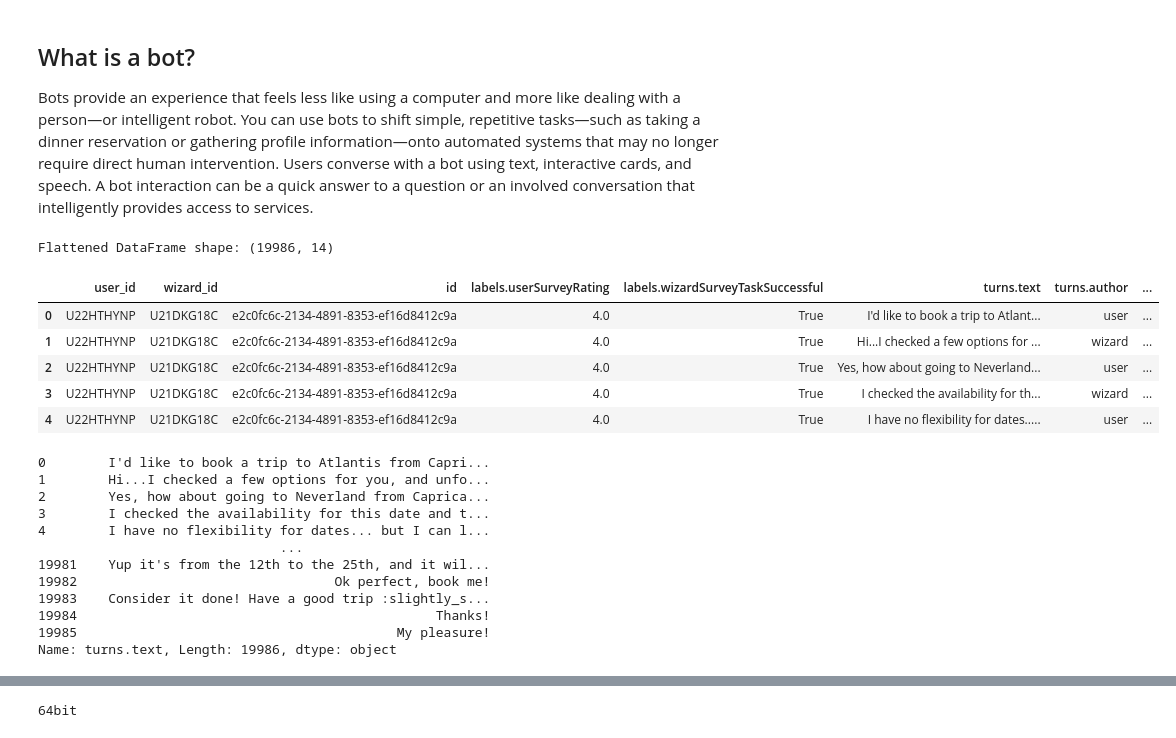
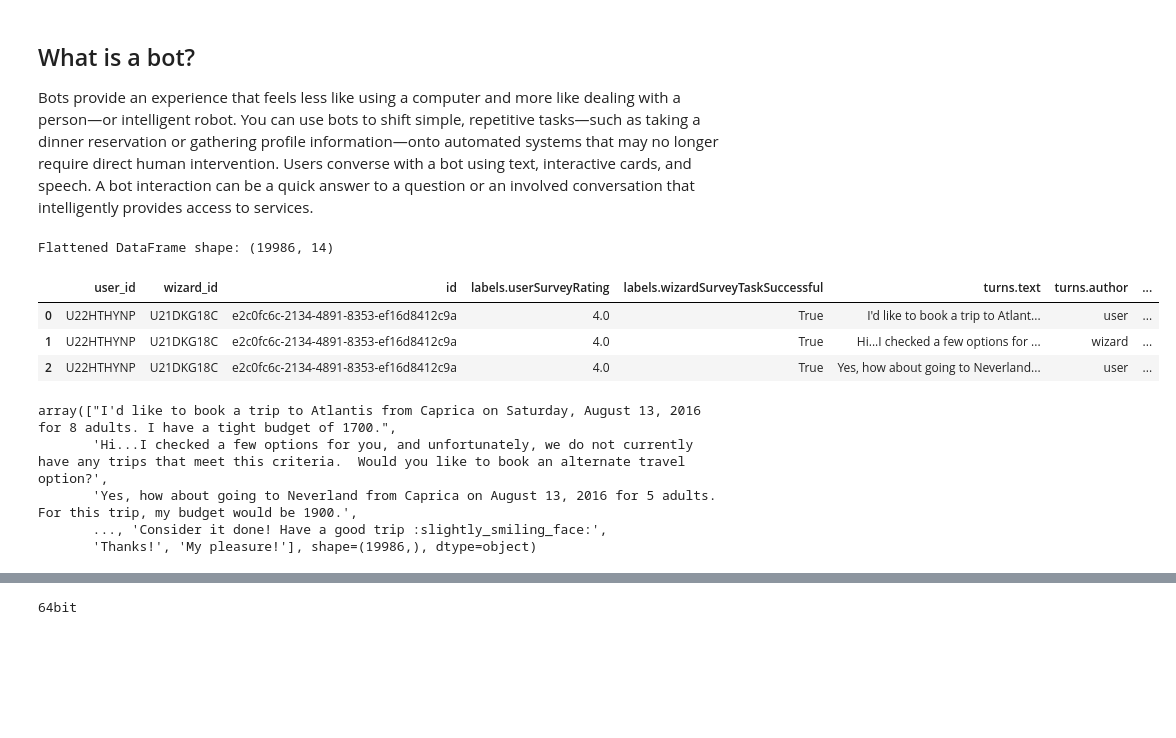
Before and after one commit to pajeeokoth/chatbot, a Jupyter notebook: P10_jupyternotebook.ipynb, the cells around one changed output, grey strips where cells are left out. Cells and saved outputs as stored; diff of their text form; code cells hidden in the pictures; blank space fills up the shorter version.

```diff
--- a/P10_jupyternotebook.ipynb
+++ b/P10_jupyternotebook.ipynb
@@ -78,48 +78,39 @@ try:
         df_flat = json_normalize(data, sep='.')
     else:
         # Fall back to normalizing rows from the existing DataFrame `df`
         df_flat = json_normalize(df.to_dict(orient='records'), sep='.')
 except Exception as e:
     print('Normalization error:', e)
     df_flat = df.copy()
 
 # Handle columns that are lists of dicts: detect and explode+normalize them
 for col in df_flat.columns.tolist():
     # If the column contains lists of dicts, expand them
     if df_flat[col].apply(lambda x: isinstance(x, list) and len(x) > 0 and isinstance(x[0], dict)).any():
         # Explode the list so each element becomes its own row, then normalize that column
         exploded = df_flat.explode(col).reset_index(drop=True)
         # Normalize the exploded column (it may contain dicts or NaN)
         expanded = json_normalize(exploded[col].dropna().tolist(), sep='.')
         # Prefix new columns with the original column name
         expanded = expanded.add_prefix(col + '.')
         # Join back to exploded frame (align by index)
         exploded = exploded.drop(columns=[col]).join(expanded)
         df_flat = exploded
 
 # Show results
 print('Flattened DataFrame shape:', df_flat.shape)
-display(df_flat.head())
+display(df_flat.head(3))
 # %% [output]
 Flattened DataFrame shape: (19986, 14)
 |  | user_id | wizard_id | id | labels.userSurveyRating | labels.wizardSurveyTaskSuccessful | turns.text | turns.author | ... |
 | 0 | U22HTHYNP | U21DKG18C | e2c0fc6c-2134-4891-8353-ef16d8412c9a | 4.0 | True | I'd like to book a trip to Atlant... | user | ... |
 | 1 | U22HTHYNP | U21DKG18C | e2c0fc6c-2134-4891-8353-ef16d8412c9a | 4.0 | True | Hi...I checked a few options for ... | wizard | ... |
 | 2 | U22HTHYNP | U21DKG18C | e2c0fc6c-2134-4891-8353-ef16d8412c9a | 4.0 | True | Yes, how about going to Neverland... | user | ... |
-| 3 | U22HTHYNP | U21DKG18C | e2c0fc6c-2134-4891-8353-ef16d8412c9a | 4.0 | True | I checked the availability for th... | wizard | ... |
-| 4 | U22HTHYNP | U21DKG18C | e2c0fc6c-2134-4891-8353-ef16d8412c9a | 4.0 | True | I have no flexibility for dates..... | user | ... |
 # %%
-df_flat['turns.text']
+df_flat['turns.text'].values
 # %% [output]
-0        I'd like to book a trip to Atlantis from Capri...
-1        Hi...I checked a few options for you, and unfo...
-2        Yes, how about going to Neverland from Caprica...
-3        I checked the availability for this date and t...
-4        I have no flexibility for dates... but I can l...
-                               ...
-19981    Yup it's from the 12th to the 25th, and it wil...
-19982                                 Ok perfect, book me!
-19983    Consider it done! Have a good trip :slightly_s...
-19984                                              Thanks!
-19985                                         My pleasure!
-Name: turns.text, Length: 19986, dtype: object
+array(["I'd like to book a trip to Atlantis from Caprica on Saturday, August 13, 2016 for 8 adults. I have a tight budget of 1700.",
+       'Hi...I checked a few options for you, and unfortunately, we do not currently have any trips that meet this criteria.  Would you like to book an alternate travel option?',
+       'Yes, how about going to Neverland from Caprica on August 13, 2016 for 5 adults. For this trip, my budget would be 1900.',
+       ..., 'Consider it done! Have a good trip :slightly_smiling_face:',
+       'Thanks!', 'My pleasure!'], shape=(19986,), dtype=object)
```
Also changed, not shown: parts of 7 cells of this notebook, 6 other files.
